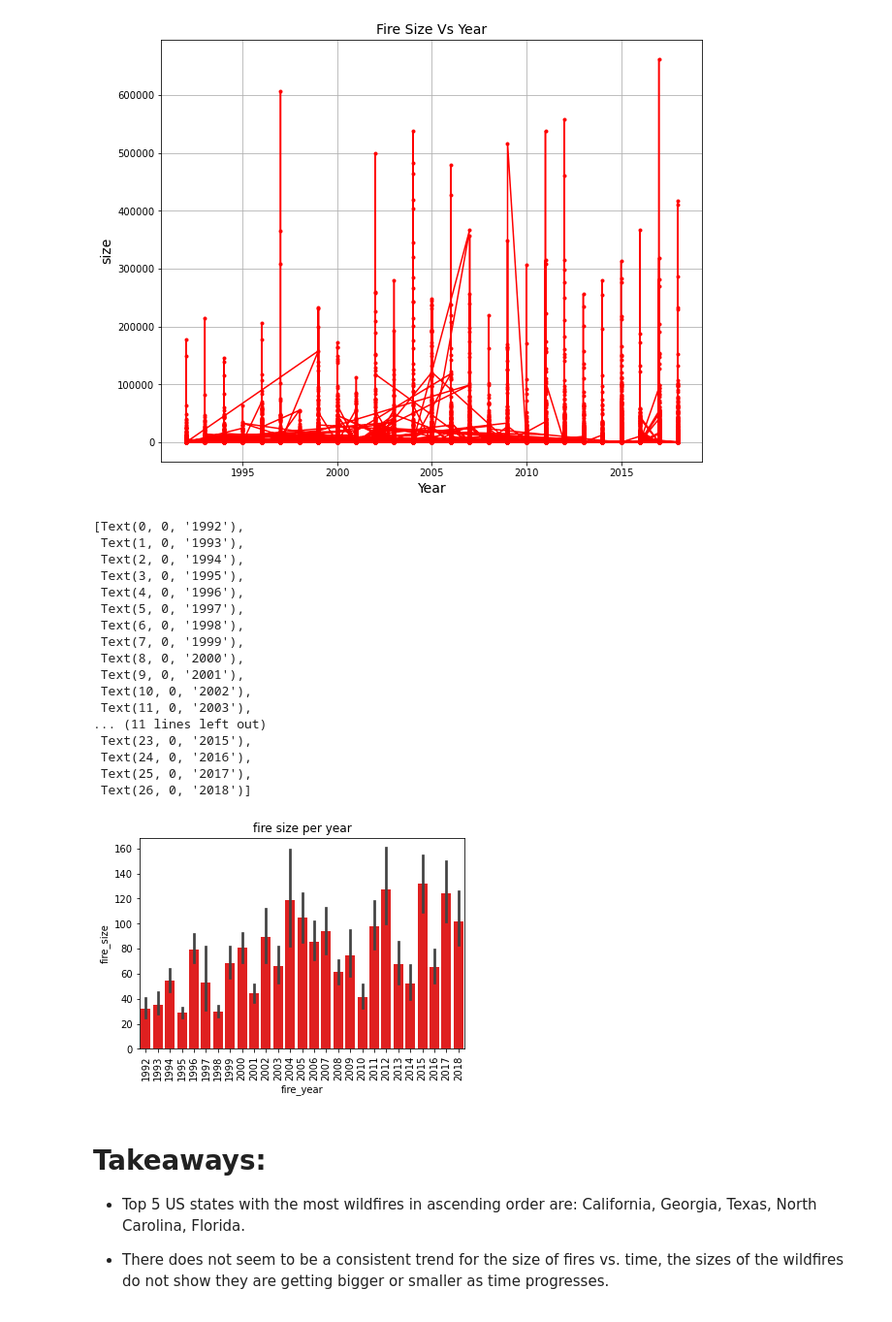
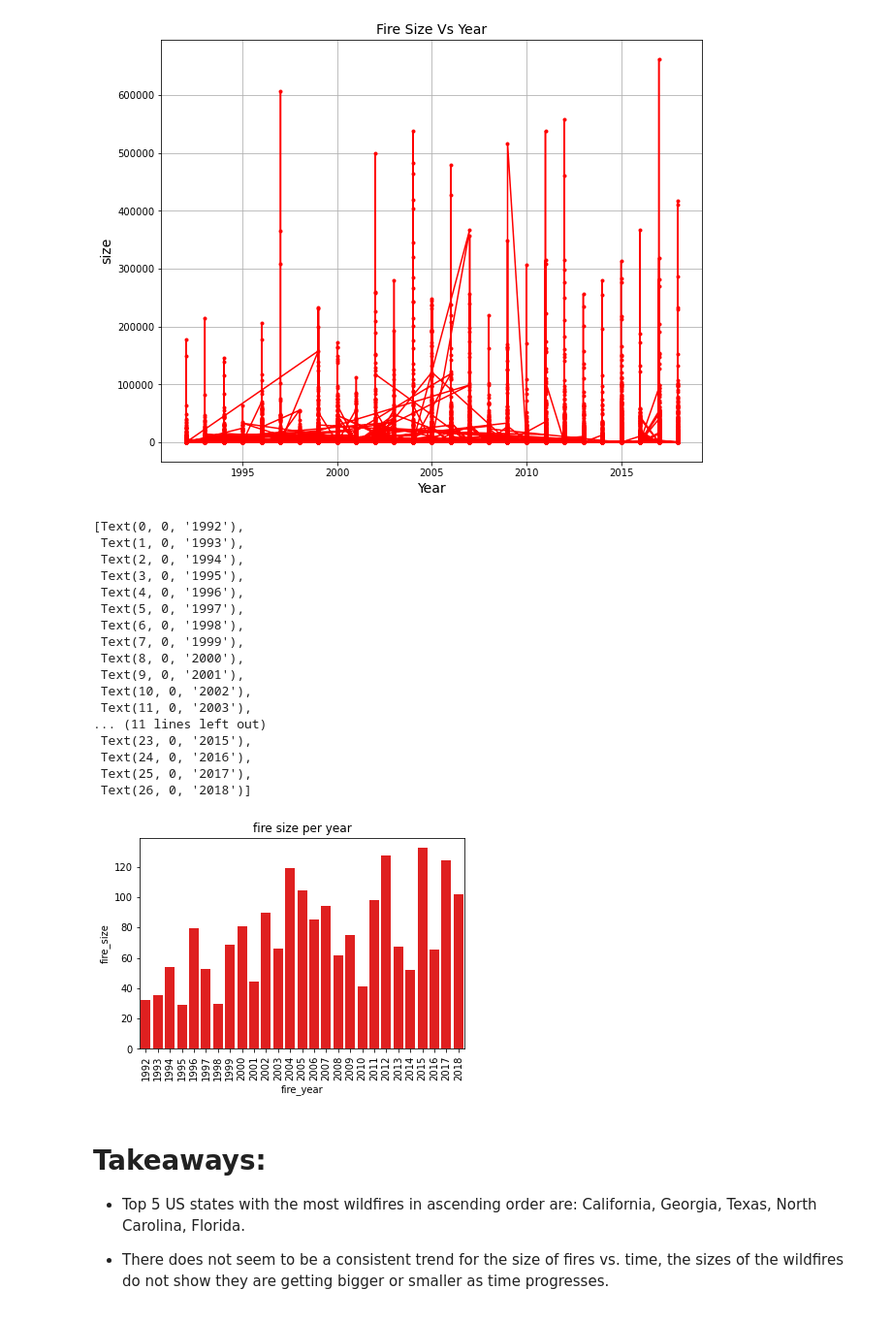
Before and after one commit to Dames-Researching-Flames/Sound-the-Alarm, a Jupyter notebook: Individual Works/kristine_workbook.ipynb, the cells around one changed output. Shown at 97% size. Drawn from its saved outputs; the diff is of its cells as text; code cells hidden in the pictures.

```diff
--- a/Individual Works/kristine_workbook.ipynb
+++ b/Individual Works/kristine_workbook.ipynb
@@ -117,28 +117,28 @@ plt.show()
 # %% [output]
 [figure]
 # %%
-firesizeyear=sns.barplot(x="fire_year", y="fire_size", data=fires,color='red')
+firesizeyear=sns.barplot(x="fire_year", y="fire_size", data=fires,color='red', ci=None)
 firesizeyear.set_title('fire size per year')
 firesizeyear.set_xticklabels(firesizeyear.get_xticklabels(),rotation=90)
 # %% [output]
 [Text(0, 0, '1992'),
  Text(1, 0, '1993'),
  Text(2, 0, '1994'),
  Text(3, 0, '1995'),
  Text(4, 0, '1996'),
  Text(5, 0, '1997'),
  Text(6, 0, '1998'),
  Text(7, 0, '1999'),
  Text(8, 0, '2000'),
  Text(9, 0, '2001'),
  Text(10, 0, '2002'),
  Text(11, 0, '2003'),
 ... (11 lines left out)
  Text(23, 0, '2015'),
  Text(24, 0, '2016'),
  Text(25, 0, '2017'),
  Text(26, 0, '2018')]
-[figure, old version]
+[figure, new version]
 # %% [markdown]
 # Takeaways:
 
```
Also changed, not shown: parts of 9 cells of this notebook.
